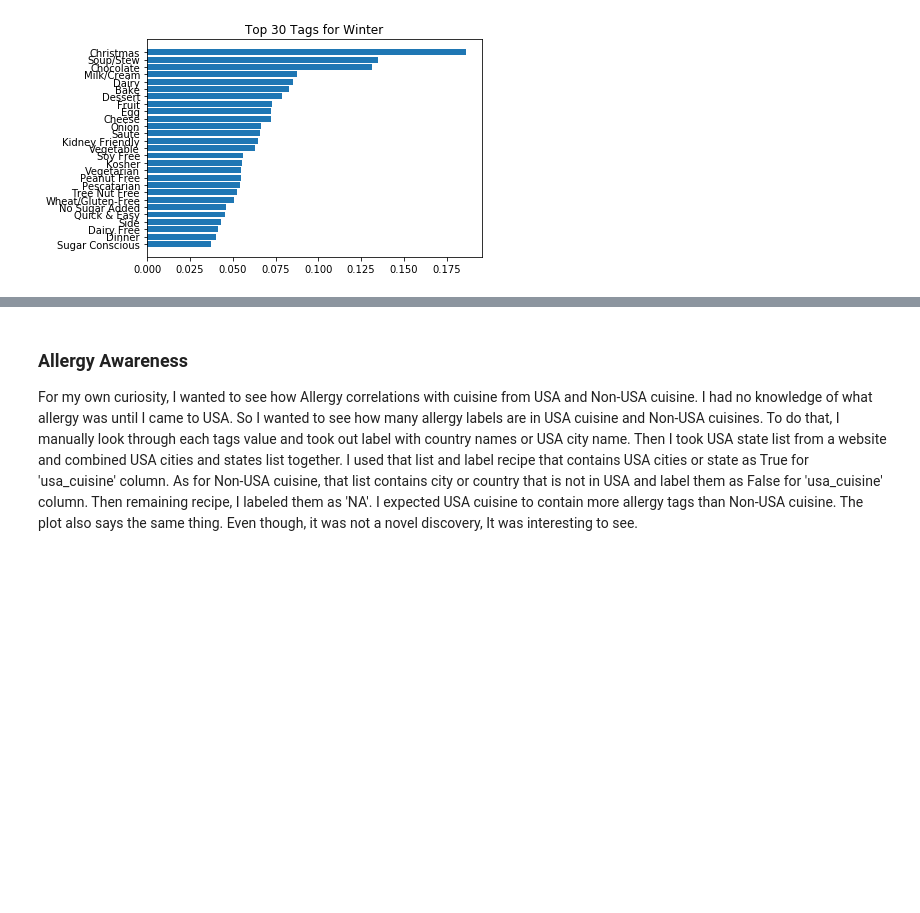
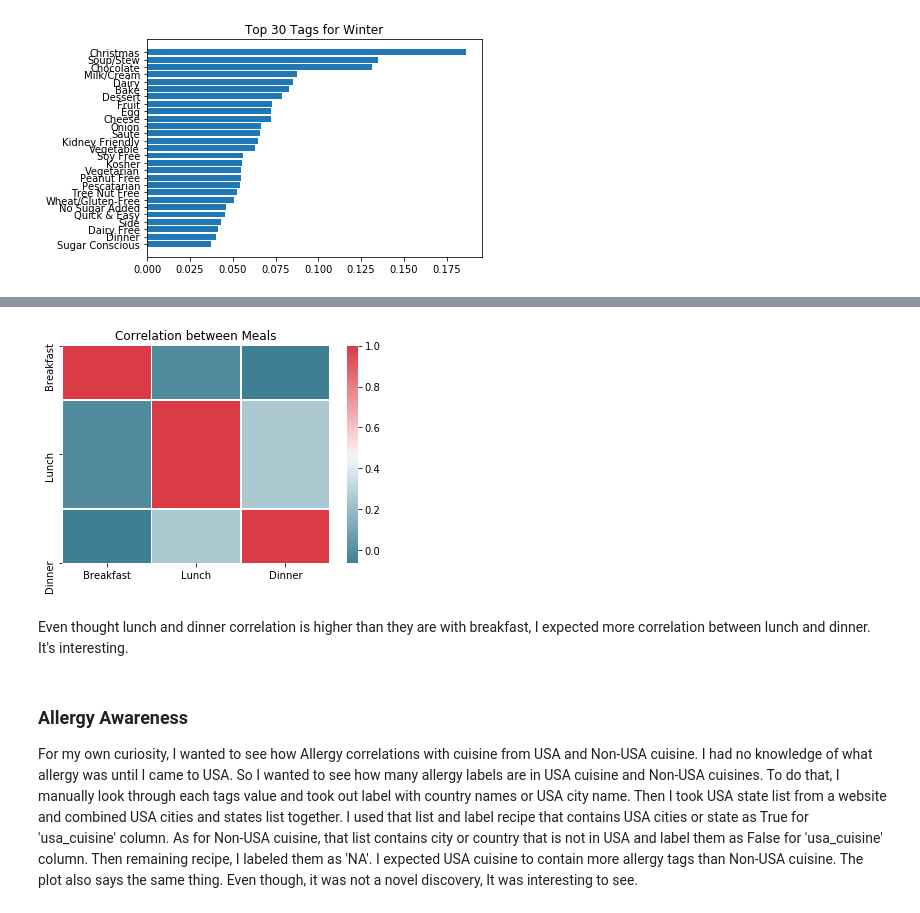
Before and after one commit to Sisyphus192/deep-dishes, a Jupyter notebook: notebooks/correlations.ipynb, the cells around one changed output, grey strips where cells are left out. Saved outputs shown, nothing was run; the diff lists cells and outputs as text; code cells hidden in the pictures; blank space fills up the shorter version.

```diff
--- a/notebooks/correlations.ipynb
+++ b/notebooks/correlations.ipynb
@@ -453,0 +536,9 @@ plt.show()
+# %%
+for i in meal_time:
+    tags_value=[]
+    for tags in sample_df['tags']:
+        if(i in tags):
+            tags_value.append(1)
+        else:
+            tags_value.append(0)
+    sample_df[i] = tags_value
@@ -454,3 +558,13 @@ plt.show()
+# %%
+meal_corr = sample_df[meal_time]
+sns.heatmap(meal_corr.corr(),xticklabels=meal_corr.columns,yticklabels=meal_corr.columns,linewidth=.5,cmap=sns.diverging_palette(220, 10, as_cmap=True))
+plt.title("Correlation between Meals")
+plt.savefig("plots/mealcorr.png")
+plt.show()
+# %% [output]
+[figure, added]
+# %% [markdown]
+Even thought lunch and dinner correlation is higher than they are with breakfast, I expected more correlation between lunch and dinner. It's interesting.
 # %% [markdown]
 ### Allergy Awareness
 
```
Also changed, not shown: parts of 14 cells of this notebook, 3 other files.
